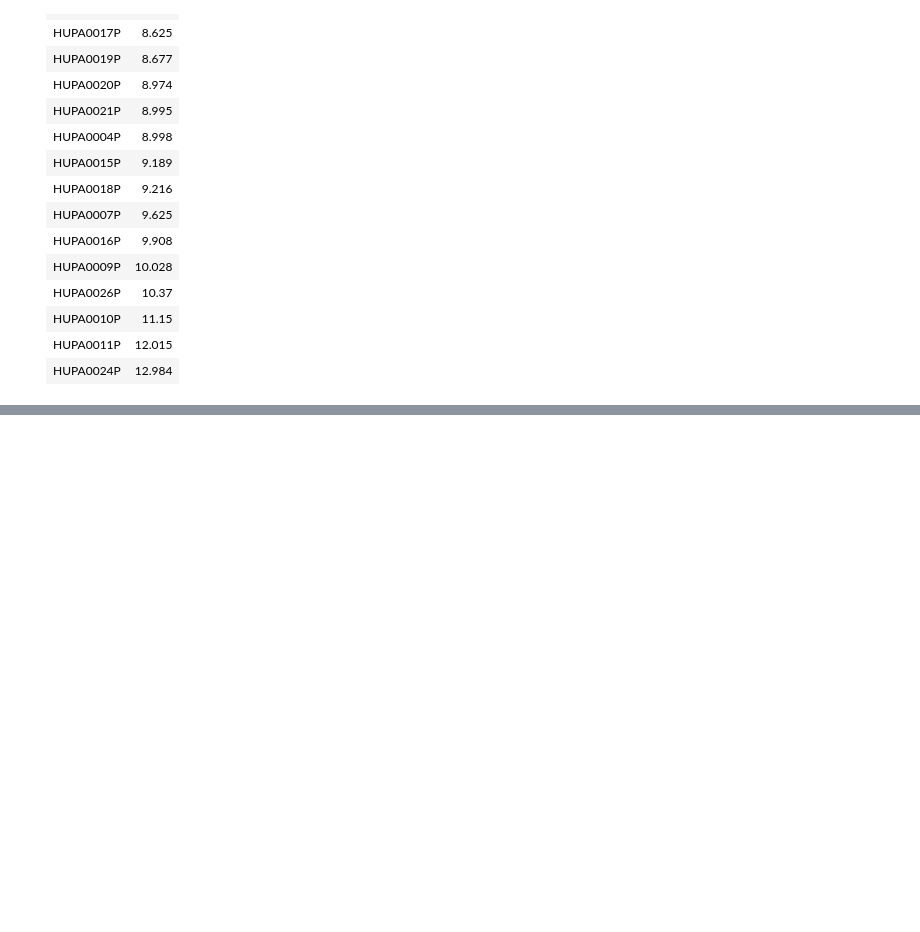
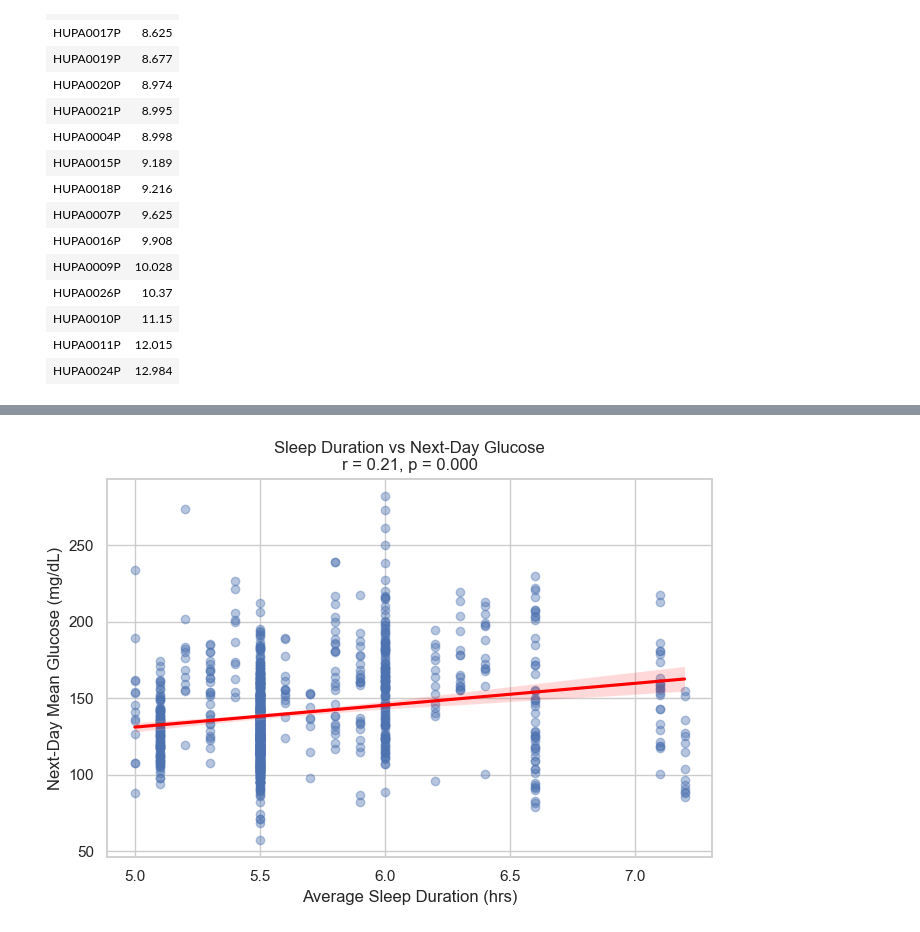
Before and after one commit to rajeshwariananth/Team01_PyVoyagers_Python_Hackathon_MAY_2026, a Jupyter notebook: Team01_PYVoyagers_Prescriptive.ipynb, the cells around one changed output, grey strips where cells are left out. Cells and saved outputs as stored; diff of their text form; code cells hidden in the pictures; blank space fills up the shorter version.

```diff
--- a/Team01_PYVoyagers_Prescriptive.ipynb
+++ b/Team01_PYVoyagers_Prescriptive.ipynb
@@ -1009,0 +1184,59 @@ plt.show()
+# %%
+from scipy import stats
+sns.set_theme(style="whitegrid")
+
+# NEXT-DAY MEAN GLUCOSE
+next_day_glucose = (
+    df.groupby(
+        ["patient_id", df["time"].dt.date]
+    )["glucose"]
+    .mean()
+    .reset_index(name="next_day_glucose")
+)
+
+# SLEEP FEATURES
+sleep_map = df[
+    [
+        "patient_id",
+        "average_sleep_duration_hrs"
+    ]
+].drop_duplicates()
+
+# MERGE
+
+sleep_glucose = next_day_glucose.merge(
+    sleep_map,
+    on="patient_id"
+)
+
+# Remove missing values
+sleep_glucose = sleep_glucose.dropna()
+
+# CORRELATION
+r, p = stats.pearsonr(
+    sleep_glucose["average_sleep_duration_hrs"],
+    sleep_glucose["next_day_glucose"]
+)
+
+# VISUALIZATION
+plt.figure(figsize=(7,5))
+
+sns.regplot(
+    data=sleep_glucose,
+    x="average_sleep_duration_hrs",
+    y="next_day_glucose",
+    scatter_kws={"alpha":0.4},
+    line_kws={"color":"red"}
+)
+
+plt.title(
+    f"Sleep Duration vs Next-Day Glucose\n"
+    f"r = {r:.2f}, p = {p:.3f}"
+)
+
+plt.xlabel("Average Sleep Duration (hrs)")
+plt.ylabel("Next-Day Mean Glucose (mg/dL)")
+plt.tight_layout()
+plt.show()
+# %% [output]
+[figure, added]
```
Also changed, not shown: parts of 27 cells of this notebook.
